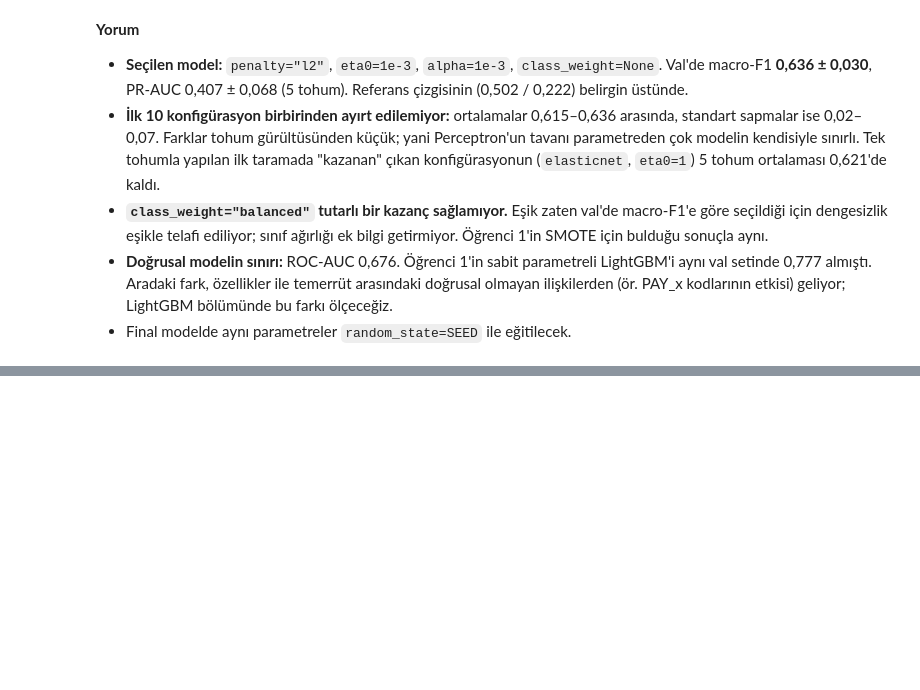
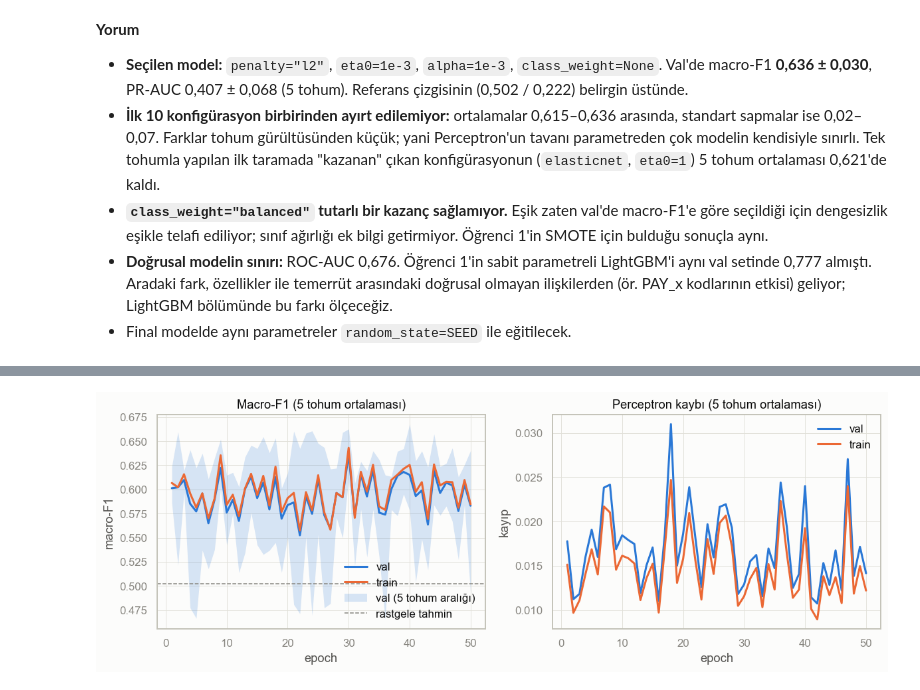
Before and after one commit to KamuranBey00/DataScienceProject, a Jupyter notebook: notebooks/03_perceptron_lgbm.ipynb, the cells around one changed output, grey strips where cells are left out. Cells and saved outputs as stored; diff of their text form; code cells hidden in the pictures; blank space fills up the shorter version.

Commit message:
feat(models): Perceptron learning curve over 50 epochs and 5 seeds
Co-Authored-By: Claude Opus 5.5 <noreply@anthropic.com>

```diff
--- a/notebooks/03_perceptron_lgbm.ipynb
+++ b/notebooks/03_perceptron_lgbm.ipynb
@@ -274,0 +339,26 @@ macro-F1 = 0.6356 ± 0.0303 (5 tohum)
+# %%
+fig, (ax_f1, ax_loss) = plt.subplots(1, 2, figsize=(11, 4))
+epochs = np.arange(1, N_EPOCHS + 1)
+colors = {"val": SERIES[0], "train": SERIES[1]}
+
+for split in ("val", "train"):
+    part = summary.loc[split]
+    ax_f1.plot(epochs, part[("macro_f1", "mean")], color=colors[split], label=split)
+    ax_loss.plot(epochs, part[("loss", "mean")], color=colors[split], label=split)
+val_part = summary.loc["val"]
+ax_f1.fill_between(
+    epochs, val_part[("macro_f1", "min")], val_part[("macro_f1", "max")],
+    color=colors["val"], alpha=0.18, linewidth=0, label="val (5 tohum aralığı)",
+)
+dummy_f1 = results["dummy_stratified"]["macro_f1"]
+ax_f1.axhline(dummy_f1, color=INK_MUTED, linestyle="--", linewidth=1, label="rastgele tahmin")
+
+ax_f1.set(title="Macro-F1 (5 tohum ortalaması)", xlabel="epoch", ylabel="macro-F1")
+ax_loss.set(title="Perceptron kaybı (5 tohum ortalaması)", xlabel="epoch", ylabel="kayıp")
+ax_f1.legend(loc="lower right")
+ax_loss.legend(loc="upper right")
+fig.tight_layout()
+save_fig(fig, "extra_perceptron_curve")
+plt.show()
+# %% [output]
+[figure, added]
```
Also changed, not shown: parts of 6 cells of this notebook, 2 other files.
